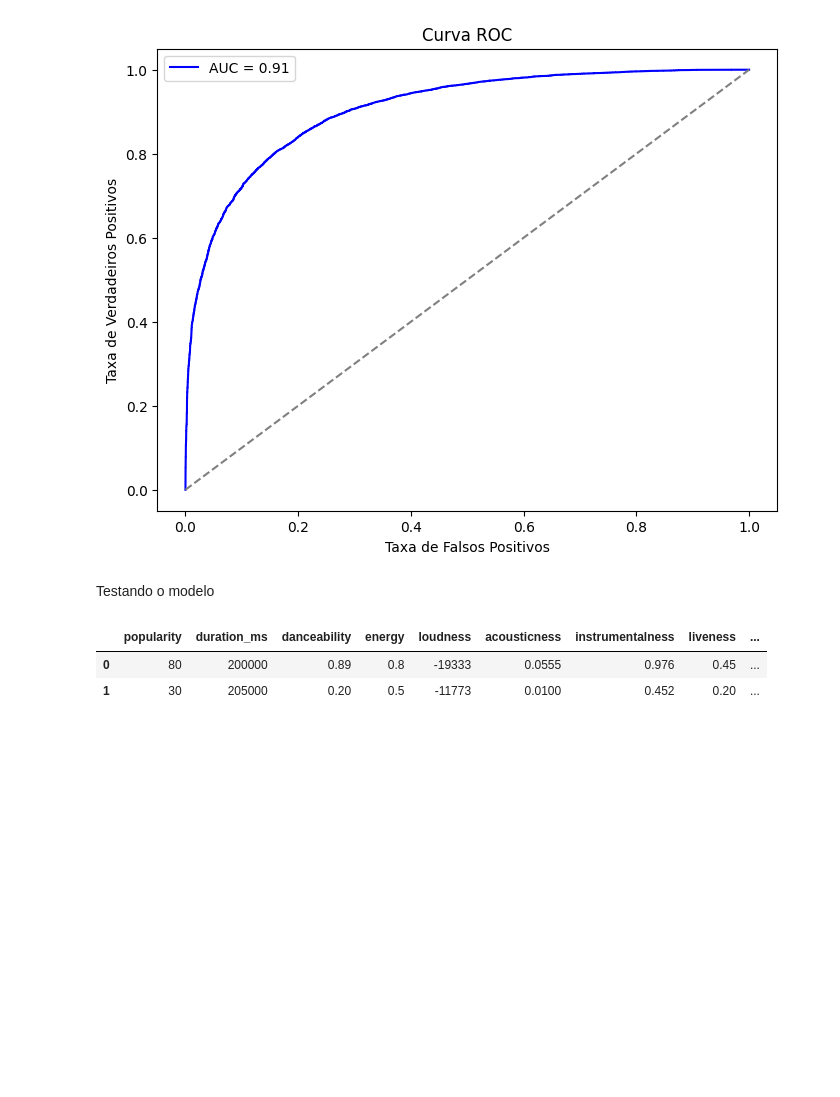
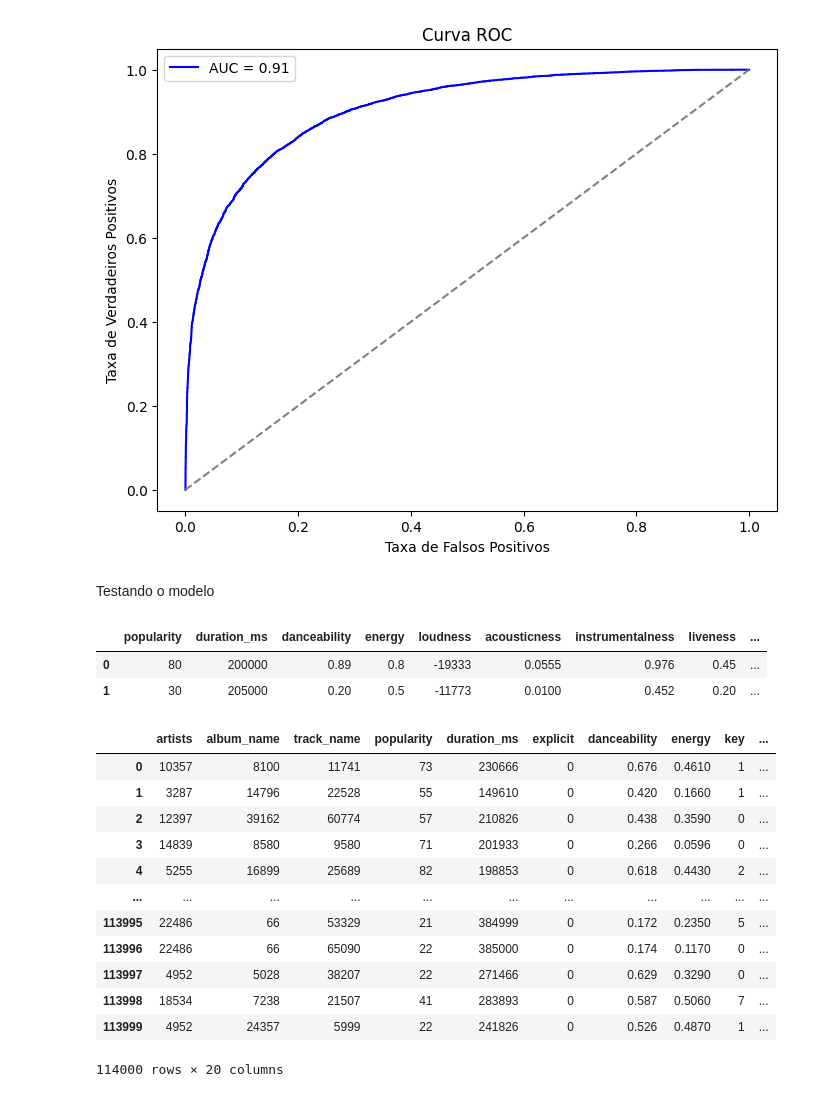
Before and after one commit to Marcelo-S-Pereira/Data_exp1, a Jupyter notebook: Classificando_músicas_do_Spotify.ipynb, the cells around one changed output. Cells and saved outputs as stored; diff of their text form; code cells hidden in the pictures; blank space fills up the shorter version.

```diff
--- a/Classificando_músicas_do_Spotify.ipynb
+++ b/Classificando_músicas_do_Spotify.ipynb
@@ -449,3 +419,19 @@ base_original.head()
 |  | popularity | duration_ms | danceability | energy | loudness | acousticness | instrumentalness | liveness | ... |
 | 0 | 80 | 200000 | 0.89 | 0.8 | -19333 | 0.0555 | 0.976 | 0.45 | ... |
 | 1 | 30 | 205000 | 0.20 | 0.5 | -11773 | 0.0100 | 0.452 | 0.20 | ... |
+# %%
+df_musica
+# %% [output]
+|  | artists | album_name | track_name | popularity | duration_ms | explicit | danceability | energy | key | ... |
+| 0 | 10357 | 8100 | 11741 | 73 | 230666 | 0 | 0.676 | 0.4610 | 1 | ... |
+| 1 | 3287 | 14796 | 22528 | 55 | 149610 | 0 | 0.420 | 0.1660 | 1 | ... |
+| 2 | 12397 | 39162 | 60774 | 57 | 210826 | 0 | 0.438 | 0.3590 | 0 | ... |
+| 3 | 14839 | 8580 | 9580 | 71 | 201933 | 0 | 0.266 | 0.0596 | 0 | ... |
+| 4 | 5255 | 16899 | 25689 | 82 | 198853 | 0 | 0.618 | 0.4430 | 2 | ... |
+| ... | ... | ... | ... | ... | ... | ... | ... | ... | ... | ... |
+| 113995 | 22486 | 66 | 53329 | 21 | 384999 | 0 | 0.172 | 0.2350 | 5 | ... |
+| 113996 | 22486 | 66 | 65090 | 22 | 385000 | 0 | 0.174 | 0.1170 | 0 | ... |
+| 113997 | 4952 | 5028 | 38207 | 22 | 271466 | 0 | 0.629 | 0.3290 | 0 | ... |
+| 113998 | 18534 | 7238 | 21507 | 41 | 283893 | 0 | 0.587 | 0.5060 | 7 | ... |
+| 113999 | 4952 | 24357 | 5999 | 22 | 241826 | 0 | 0.526 | 0.4870 | 1 | ... |
+114000 rows × 20 columns
```
Also changed, not shown: parts of 32 cells of this notebook.
